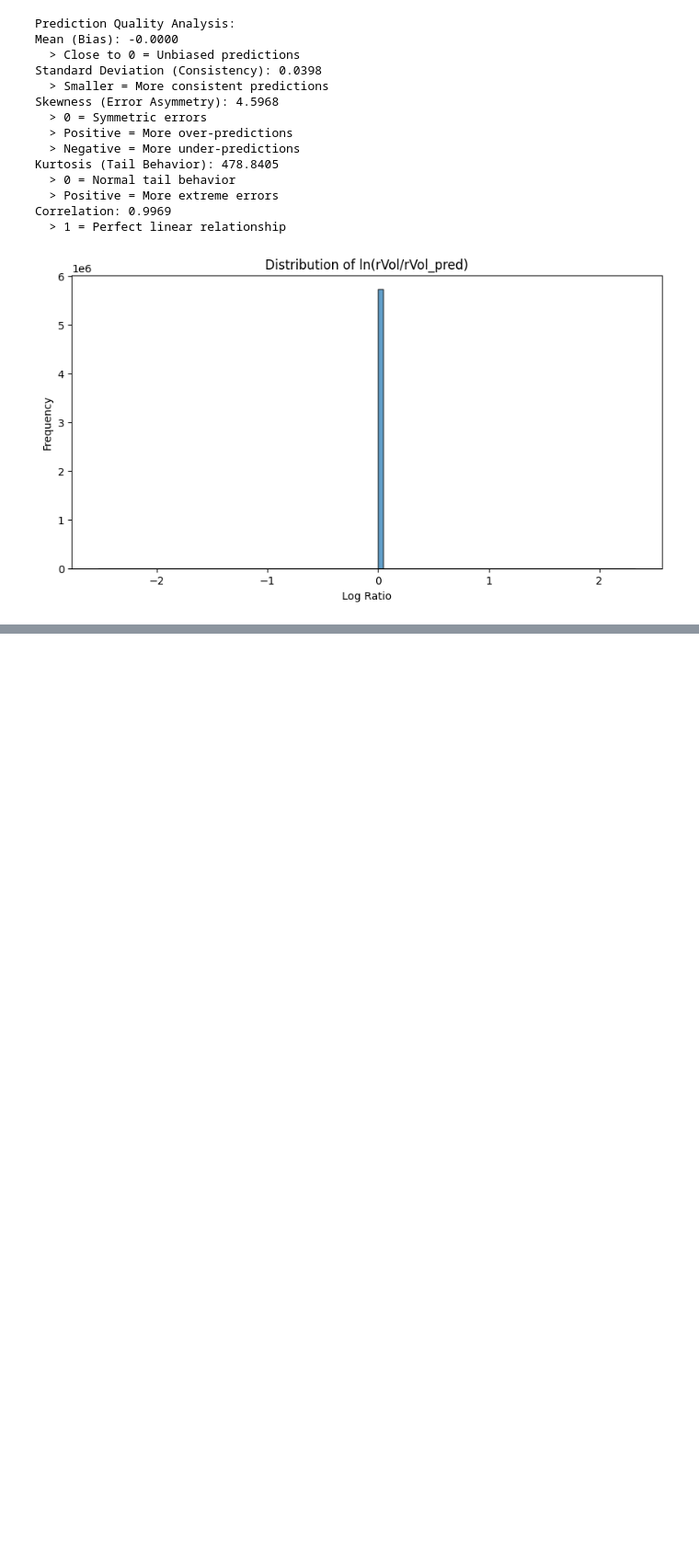
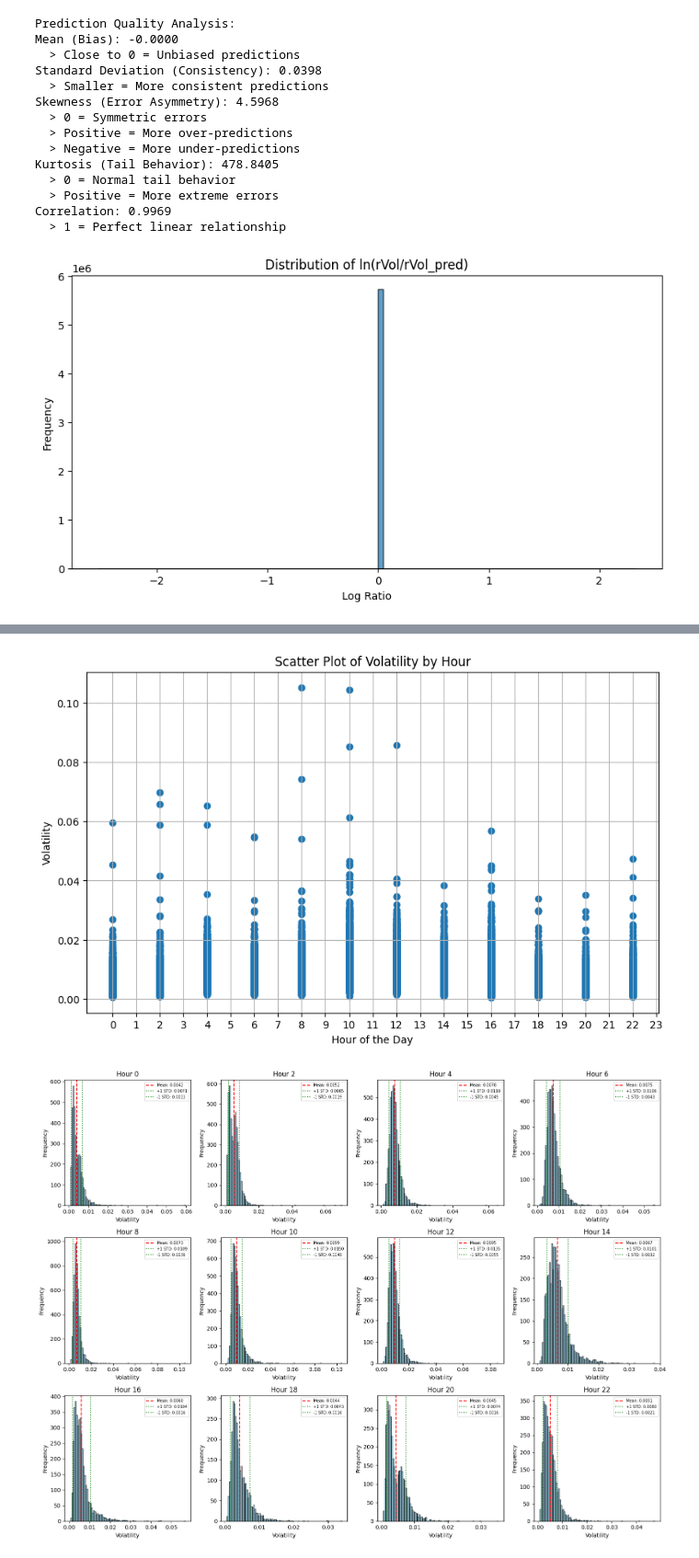
Before and after one commit to EstifanosShekour/Gamma-Capture-project-Lehigh-MFE, a Jupyter notebook: src/main.ipynb, the cells around one changed output, grey strips where cells are left out. Shown at 92% size. Drawn from its saved outputs; the diff is of its cells as text; code cells hidden in the pictures; blank space fills up the shorter version.

```diff
--- a/src/main.ipynb
+++ b/src/main.ipynb
@@ -1182,0 +1228,3 @@ rvol120
+# %%
+plot_hour(rvol120)
+# %% [output]
@@ -1182,0 +1248,2 @@ rvol120
+[figure, added]
+[figure, added]
```
Also changed, not shown: parts of 4 cells of this notebook.
